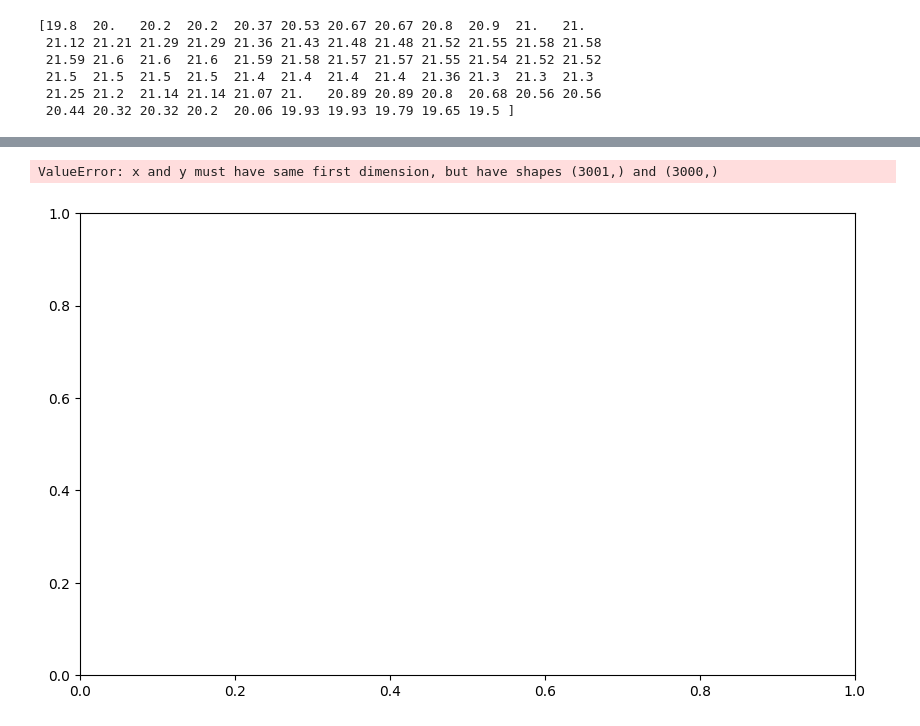
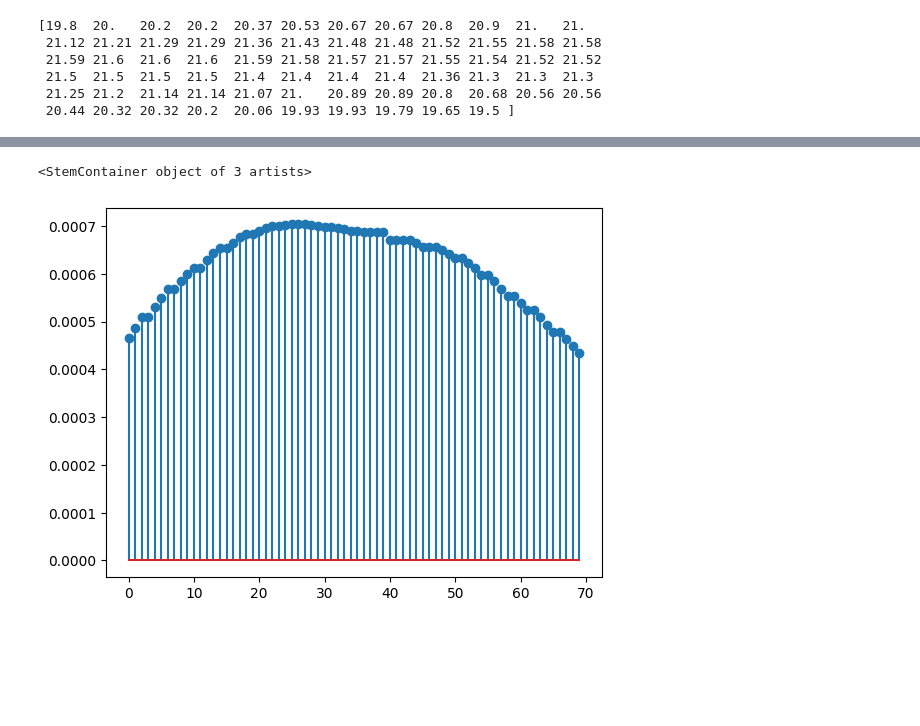
Before and after one commit to EnochYounceSAIC/FiberOptics, a Jupyter notebook: weektwo/channels_and_functions.ipynb, the cells around one changed output, grey strips where cells are left out. Drawn from its saved outputs; the diff is of its cells as text; code cells hidden in the pictures; blank space fills up the shorter version.

```diff
--- a/weektwo/channels_and_functions.ipynb
+++ b/weektwo/channels_and_functions.ipynb
@@ -327,21 +289,0 @@ ValueError: could not broadcast input array from shape (3001,) into shape (3000,
-# %%
-# Assuming distance_plot, dispersion_plot_ch1, and dispersion_plot_ch2 are already calculated
-# and contain the accumulated chromatic dispersion for the two channels over distance.
-
-plt.figure(figsize=(10, 6))
-plt.plot(distance, total_chrom_dispersion[0], label=f"lowest wavelength")
-plt.plot(distance, total_chrom_dispersion[69], label=f"highest wavelength")
-# Set labels and title
-plt.xlabel('Distance (km)')
-plt.ylabel('Accumulated Chromatic Dispersion (ps)')
-plt.title('Accumulated Chromatic Dispersion Along Fiber for Two Channels')
-
-# Add legend and grid
-plt.legend()
-plt.grid(True)
-
-# Display the plot
-plt.show()
-# %% [output]
-ValueError: x and y must have same first dimension, but have shapes (3001,) and (3000,)
-[figure, removed]
@@ -349,0 +290,30 @@ plt.stem(channels,total_chrom_dispersion)
+# %%
+
+distance_points = np.arange(0, length + 1, 1) # Array of distance points
+starting_power_per_channel_dBm = EDFA_total_power - 10 * np.log10(channels)
+starting_power_mW = 10**(starting_power_per_channel_dBm / 10)
+multi_channel_signal_power_iter = np.full((channels, length + 1), starting_power_mW)
+multi_channel_noise_iter = np.zeros((channels, length + 1))
+
+
+attenuation_linear_per_km = 10**(-attenuation_dB_per_km / 10)
+
+for i in range(1, length + 1):
+
+    multi_channel_signal_power_iter[:, i] = multi_channel_signal_power_iter[:, i-1] * attenuation_linear_per_km
+    multi_channel_noise_iter[:, i] = multi_channel_noise_iter[:, i-1] * attenuation_linear_per_km
+    if i % span == 0:
+        const_power_EDFA_with_tilt(multi_channel_signal_power_iter, multi_channel_noise_iter, EDFA_total_power, channeled_lambdas, EDFA_noise, i, gain_weights)
+multi_channel_signal_power_iter_flat_run = multi_channel_signal_power_iter
+multi_channel_noise_iter_iter_flat_run = multi_channel_noise_iter
+
+multi_channel_noise_iter_flat_run = multi_channel_noise_iter
+# %%
+final_powers = np.zeros(channels)
+for i in range(channels):
+  final_powers[i] = multi_channel_signal_power_iter[i,length-1]
+channel_axis = np.arange(0,channels,1)
+plt.stem(channel_axis,final_powers)
+# %% [output]
+<StemContainer object of 3 artists>
+[figure, added]
```
Also changed, not shown: parts of 10 cells of this notebook.
